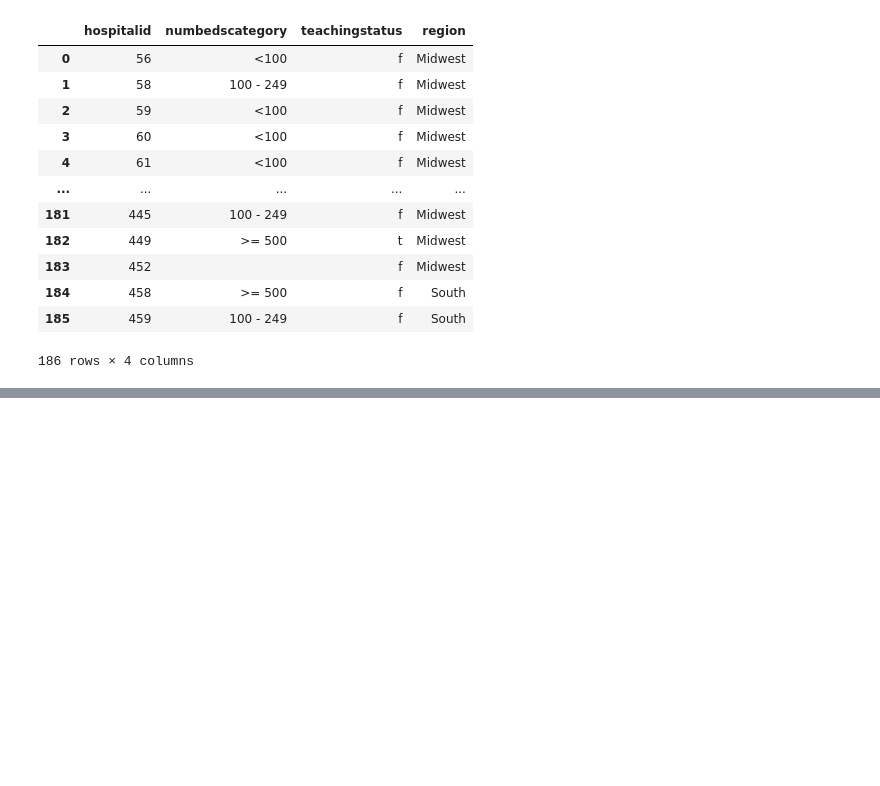
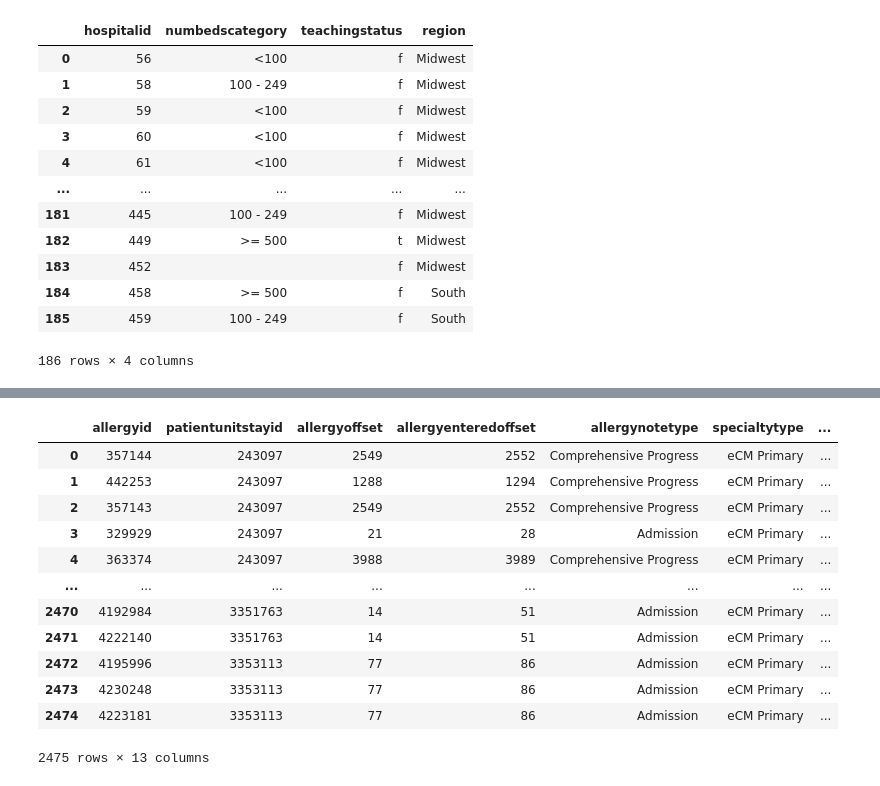
Before and after one commit to eduruiz00/dedalus-datathon, a Jupyter notebook: start.ipynb, the cells around one changed output, grey strips where cells are left out. Cells and saved outputs as stored; diff of their text form; code cells hidden in the pictures; blank space fills up the shorter version.

```diff
--- a/start.ipynb
+++ b/start.ipynb
@@ -92,0 +88,19 @@ input_information
+# %%
+allergies = cur.execute('''SELECT * FROM allergy''')
+allergies_cols = list(map(lambda x: x[0], cur.description))
+allergies = pd.DataFrame(allergies, columns=allergies_cols)
+allergies
+# %% [output]
+|  | allergyid | patientunitstayid | allergyoffset | allergyenteredoffset | allergynotetype | specialtytype | ... |
+| 0 | 357144 | 243097 | 2549 | 2552 | Comprehensive Progress | eCM Primary | ... |
+| 1 | 442253 | 243097 | 1288 | 1294 | Comprehensive Progress | eCM Primary | ... |
+| 2 | 357143 | 243097 | 2549 | 2552 | Comprehensive Progress | eCM Primary | ... |
+| 3 | 329929 | 243097 | 21 | 28 | Admission | eCM Primary | ... |
+| 4 | 363374 | 243097 | 3988 | 3989 | Comprehensive Progress | eCM Primary | ... |
+| ... | ... | ... | ... | ... | ... | ... | ... |
+| 2470 | 4192984 | 3351763 | 14 | 51 | Admission | eCM Primary | ... |
+| 2471 | 4222140 | 3351763 | 14 | 51 | Admission | eCM Primary | ... |
+| 2472 | 4195996 | 3353113 | 77 | 86 | Admission | eCM Primary | ... |
+| 2473 | 4230248 | 3353113 | 77 | 86 | Admission | eCM Primary | ... |
+| 2474 | 4223181 | 3353113 | 77 | 86 | Admission | eCM Primary | ... |
+2475 rows × 13 columns
```
Also changed, not shown: parts of 7 cells of this notebook.
